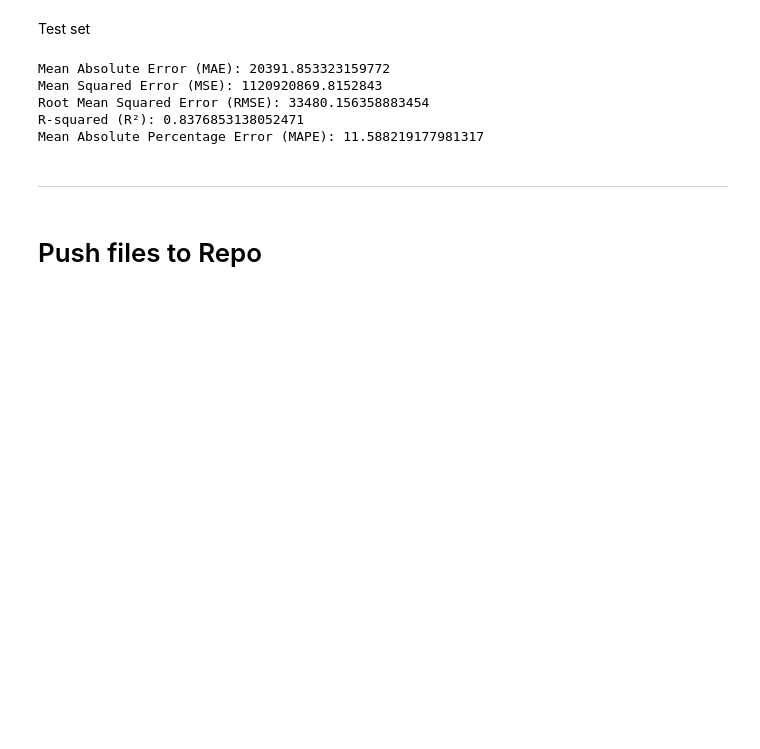
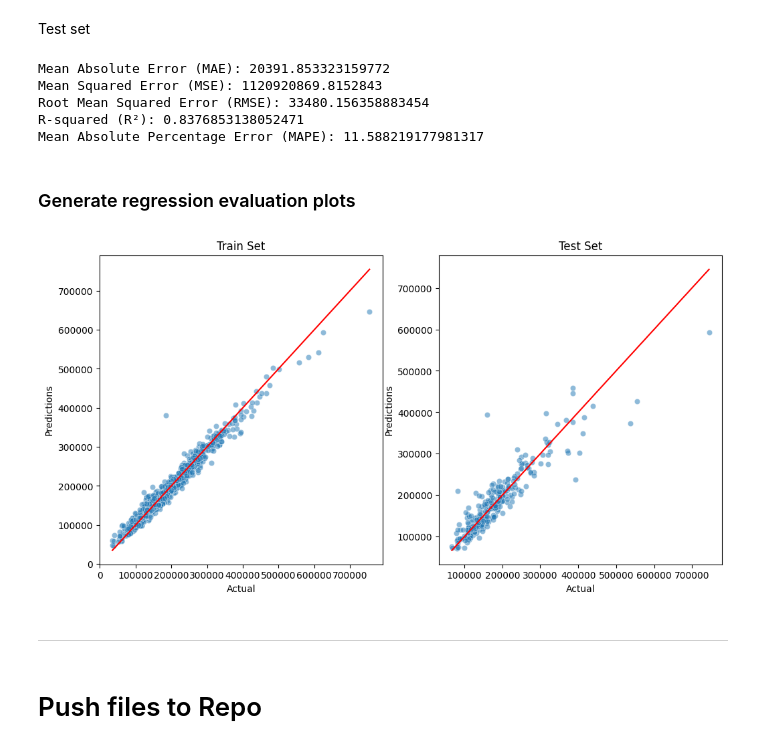
Before and after one commit to johnrearden/pa_heritage_housing, a Jupyter notebook: jupyter_notebooks/4_Predict_Sales_Price.ipynb, the cells around one changed output. Cells and saved outputs as stored; diff of their text form; code cells hidden in the pictures; blank space fills up the shorter version.

Commit message:
Save plots and picked pipelines

```diff
--- a/jupyter_notebooks/4_Predict_Sales_Price.ipynb
+++ b/jupyter_notebooks/4_Predict_Sales_Price.ipynb
@@ -495,6 +527,34 @@ Mean Squared Error (MSE): 1120920869.8152843
 Root Mean Squared Error (RMSE): 33480.156358883454
 R-squared (R²): 0.8376853138052471
 Mean Absolute Percentage Error (MAPE): 11.588219177981317
+# %% [markdown]
+### Generate regression evaluation plots
+# %%
+import seaborn as sns
+
+def regression_evaluation_plots(X_train, y_train, X_test, y_test,pipeline, alpha_scatter=0.5):
+  pred_train = pipeline.predict(X_train)
+  pred_test = pipeline.predict(X_test)
+
+
+  fig, axes = plt.subplots(nrows=1, ncols=2, figsize=(12,6))
+  sns.scatterplot(x=y_train , y=pred_train, alpha=alpha_scatter, ax=axes[0])
+  sns.lineplot(x=y_train , y=y_train, color='red', ax=axes[0])
+  axes[0].set_xlabel("Actual")
+  axes[0].set_ylabel("Predictions")
+  axes[0].set_title("Train Set")
+
+  sns.scatterplot(x=y_test , y=pred_test, alpha=alpha_scatter, ax=axes[1])
+  sns.lineplot(x=y_test , y=y_test, color='red', ax=axes[1])
+  axes[1].set_xlabel("Actual")
+  axes[1].set_ylabel("Predictions")
+  axes[1].set_title("Test Set")
+  plt.savefig('outputs/plots/regression_evaluation_plots')
+  plt.show()
+
+regression_evaluation_plots(X_train, y_train, X_test, y_test, pipeline_regression, alpha_scatter=0.5)
+# %% [output]
+[figure, added]
 # %% [markdown]
 ---
 # %% [markdown]
```
Also changed, not shown: parts of 11 cells of this notebook, 4 other files.
